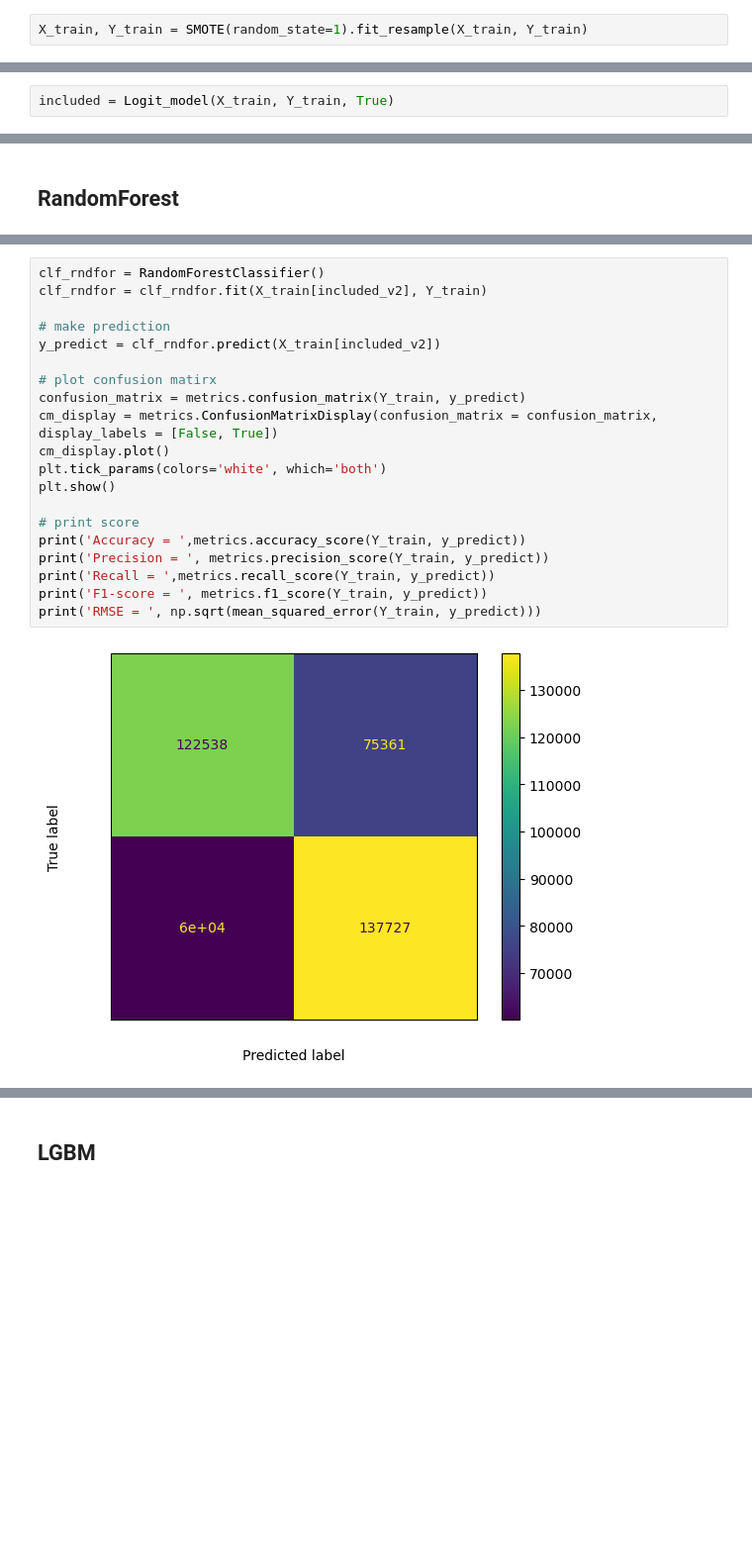
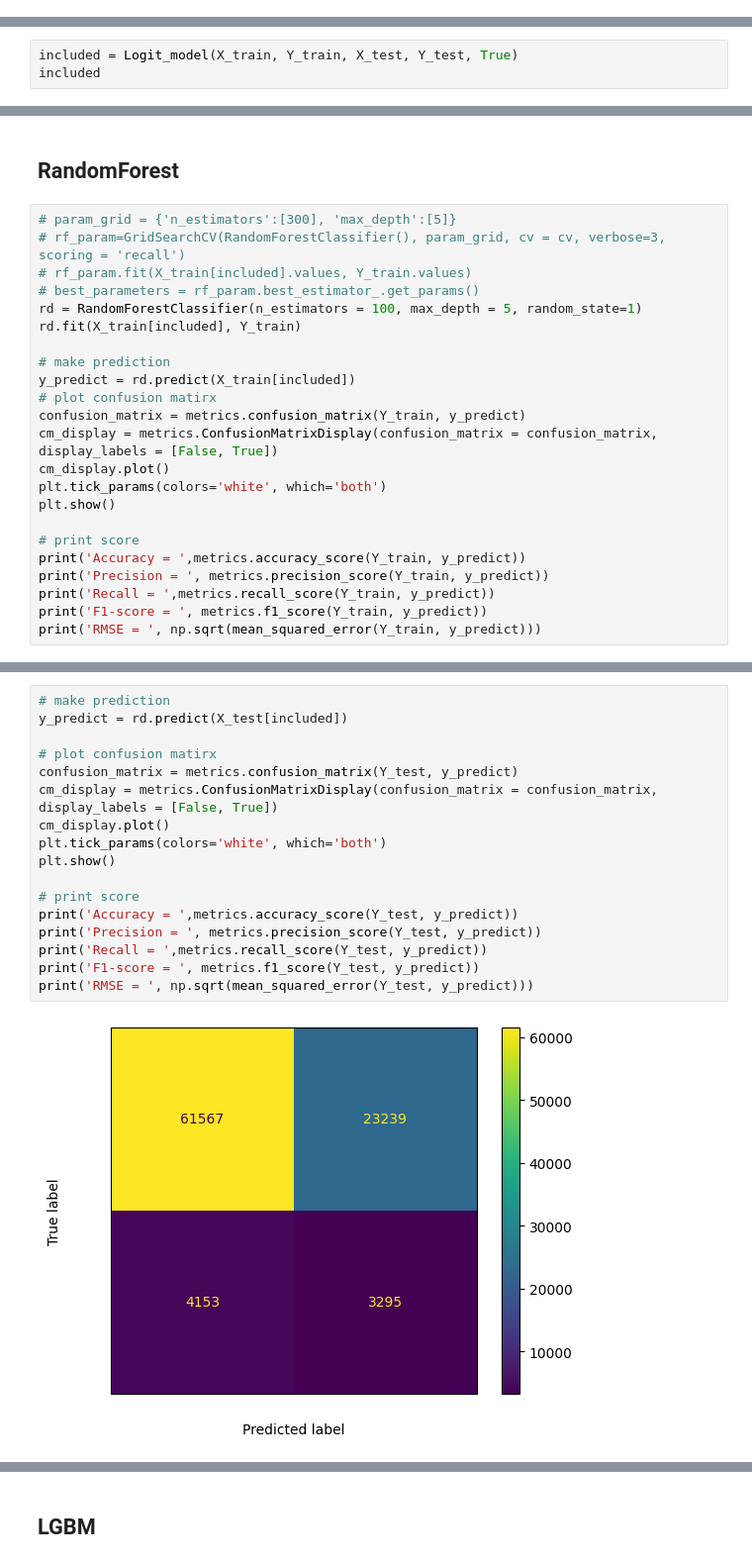
Before and after one commit to cclclc8722/Credit-Card-Fraud, a Jupyter notebook: creditcardfraud.ipynb, the cells around one changed output, grey strips where cells are left out. Shown at 99% size. Saved outputs shown, nothing was run; the diff lists cells and outputs as text; blank space fills up the shorter version.

```diff
--- a/creditcardfraud.ipynb
+++ b/creditcardfraud.ipynb
@@ -408,2 +327,0 @@ X_test
-# %%
-X_train, Y_train = SMOTE(random_state=1).fit_resample(X_train, Y_train)
@@ -436,5 +419,6 @@ def Logit_model(x_train,y_train, verbose = True):
     return included
 # %%
-included = Logit_model(X_train, Y_train, True)
+included = Logit_model(X_train, Y_train, X_test, Y_test, True)
+included
 # %% [output]
 Optimization terminated successfully.
@@ -631,2 +563,25 @@ RMSE =  0.6303387543005023
 # %% [markdown]
 ## RandomForest
+# %%
+# param_grid = {'n_estimators':[300], 'max_depth':[5]}
+# rf_param=GridSearchCV(RandomForestClassifier(), param_grid, cv = cv, verbose=3, scoring = 'recall')
+# rf_param.fit(X_train[included].values, Y_train.values)
+# best_parameters = rf_param.best_estimator_.get_params()
+rd = RandomForestClassifier(n_estimators = 100, max_depth = 5, random_state=1)
+rd.fit(X_train[included], Y_train)
+
+# make prediction
+y_predict = rd.predict(X_train[included])
+# plot confusion matirx
+confusion_matrix = metrics.confusion_matrix(Y_train, y_predict)
+cm_display = metrics.ConfusionMatrixDisplay(confusion_matrix = confusion_matrix, display_labels = [False, True])
+cm_display.plot()
+plt.tick_params(colors='white', which='both')
+plt.show()
+
+# print score
+print('Accuracy = ',metrics.accuracy_score(Y_train, y_predict))
+print('Precision = ', metrics.precision_score(Y_train, y_predict))
+print('Recall = ',metrics.recall_score(Y_train, y_predict))
+print('F1-score = ', metrics.f1_score(Y_train, y_predict))
+print('RMSE = ', np.sqrt(mean_squared_error(Y_train, y_predict)))
@@ -633,22 +595,19 @@ RMSE =  0.6303387543005023
 # %%
-clf_rndfor = RandomForestClassifier()
-clf_rndfor = clf_rndfor.fit(X_train[included_v2], Y_train)
-
 # make prediction
-y_predict = clf_rndfor.predict(X_train[included_v2])
+y_predict = rd.predict(X_test[included])
 
 # plot confusion matirx
-confusion_matrix = metrics.confusion_matrix(Y_train, y_predict)
+confusion_matrix = metrics.confusion_matrix(Y_test, y_predict)
 cm_display = metrics.ConfusionMatrixDisplay(confusion_matrix = confusion_matrix, display_labels = [False, True])
 cm_display.plot()
 plt.tick_params(colors='white', which='both')
 plt.show()
 
 # print score
-print('Accuracy = ',metrics.accuracy_score(Y_train, y_predict))
-print('Precision = ', metrics.precision_score(Y_train, y_predict))
-print('Recall = ',metrics.recall_score(Y_train, y_predict))
-print('F1-score = ', metrics.f1_score(Y_train, y_predict))
-print('RMSE = ', np.sqrt(mean_squared_error(Y_train, y_predict)))
+print('Accuracy = ',metrics.accuracy_score(Y_test, y_predict))
+print('Precision = ', metrics.precision_score(Y_test, y_predict))
+print('Recall = ',metrics.recall_score(Y_test, y_predict))
+print('F1-score = ', metrics.f1_score(Y_test, y_predict))
+print('RMSE = ', np.sqrt(mean_squared_error(Y_test, y_predict)))
 # %% [output]
-[figure, old version]
+[figure, new version]
```
Also changed, not shown: parts of 78 cells of this notebook, 1 other file.
